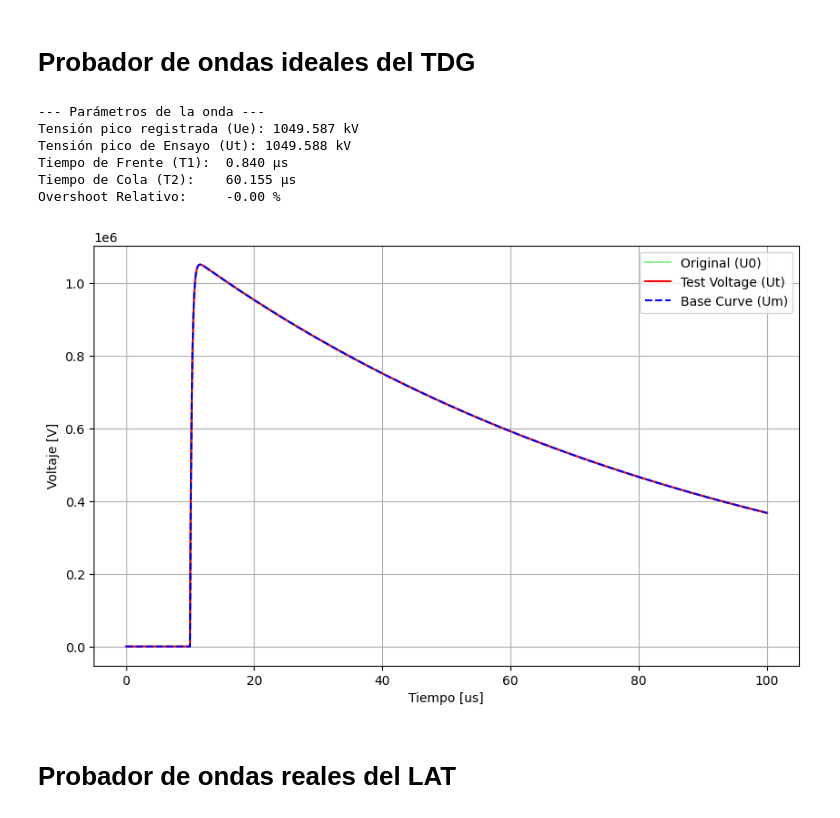
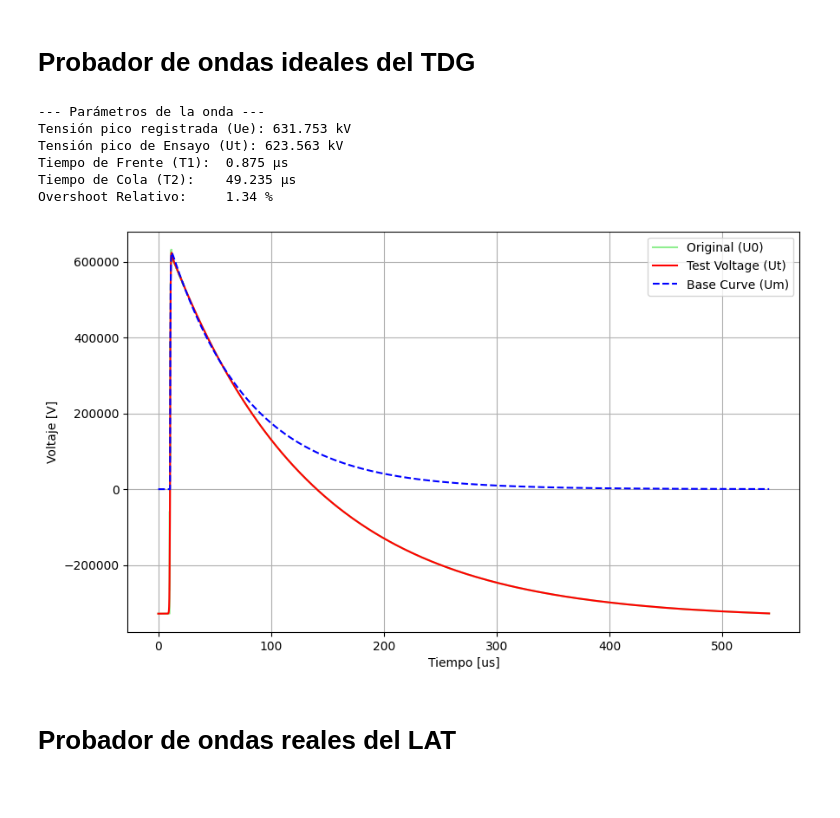
Before and after one commit to DamianTardon/Repositorio_PI, a Jupyter notebook: src/Tester.ipynb, the cells around one changed output. Drawn from its saved outputs; the diff is of its cells as text; code cells hidden in the pictures.

```diff
--- a/src/Tester.ipynb
+++ b/src/Tester.ipynb
@@ -127,12 +127,12 @@ Utiliza los archivos:
 from pathlib import Path
 import matplotlib.pyplot as plt
 from administrar_carpetas import *
-from procesador_de_senales_2 import *
+from procesador_de_senales import *
 from report import *
 
 if __name__ == "__main__":
     gestor = FileManager()
-    calibration_file = Path.cwd() / "ArchivosCalibracion" / "LI-A1.txt"
+    calibration_file = Path.cwd() / "ArchivosCalibracion" / "LI-M1.txt"
 
     try:
         metadata, signal = gestor.read_calibration_file(calibration_file)
@@ -197,39 +197,39 @@ if __name__ == "__main__":
         analyzer._construct_base_curve()
         print(f"Máximo de tensión de la curva base (Ub): {analyzer.Ub/1000:.2f} kV")
         plot_base_curve(analyzer.time_axis, analyzer.raw_voltage, analyzer.base_curve)
 
         # Paso 6: Calcular la curva residual.
         analyzer._calculate_residual_curve()
         plot_residual_curve(analyzer.time_axis, analyzer.residual_curve)
 
         # Paso 7: Filtrar la curva residual.
         analyzer._filter_to_residual()
         plot_filtered_residual_curve(analyzer.time_axis, analyzer.filtered_residual)
 
         # Paso 8: Calcular la curva de tensión de ensayo Ut(t) y su valor máximo Ut.
         analyzer._construct_test_voltage_curve()
         print(f"Valor máximo de la tensión de ensayo (Ut): {analyzer.Ut/1000:.2f} kV")
         plot_test_voltage_curve(analyzer.time_axis, analyzer.test_voltage_curve)
 
         # Paso 9: Calcular los parámetros característicos de la onda de impulso.
         analyzer._calculate_parameters()
 
         print("Parámetros característicos de la onda de impulso:")
         print(f"Ut = {analyzer.results['Ut']/1e3:.2f} kV")
         print(f"T1 = {analyzer.results['T1']*1e6:.2f} µs")
         print(f"T2 = {analyzer.results['T2']*1e6:.2f} µs")
         print(f"O1 = {analyzer.results['O1']*1e6:.2f} µs")
         print(f"Beta' = {analyzer.results['Beta_prime']:.2f} %")
         print(f"Ue = {analyzer.results['Ue']/1e3:.2f} kV")
         print(f"Ub = {analyzer.results['Ub']/1e3:.2f} kV")
 # %% [output]
 --- Parámetros de la onda ---
-Tensión pico registrada (Ue): 1049.587 kV
-Tensión pico de Ensayo (Ut): 1049.588 kV
-Tiempo de Frente (T1):  0.840 µs
-Tiempo de Cola (T2):    60.155 µs
-Overshoot Relativo:     -0.00 %
+Tensión pico registrada (Ue): 631.753 kV
+Tensión pico de Ensayo (Ut): 623.563 kV
+Tiempo de Frente (T1):  0.875 µs
+Tiempo de Cola (T2):    49.235 µs
+Overshoot Relativo:     1.34 %
-[figure, old version]
+[figure, new version]
 # %% [markdown]
 # Probador de ondas reales del LAT
 # %%
```
Also changed, not shown: parts of 1 cell of this notebook, 3 other files.
